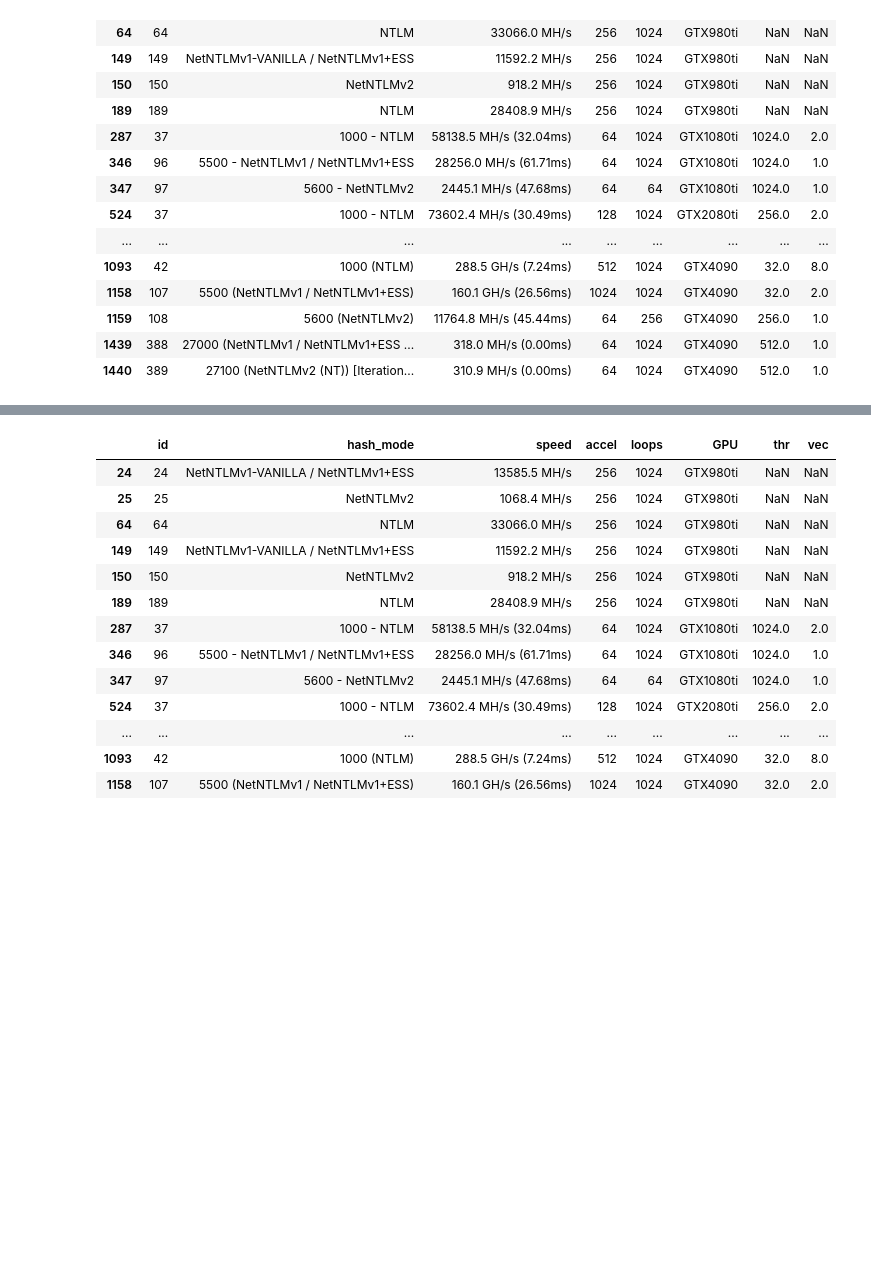
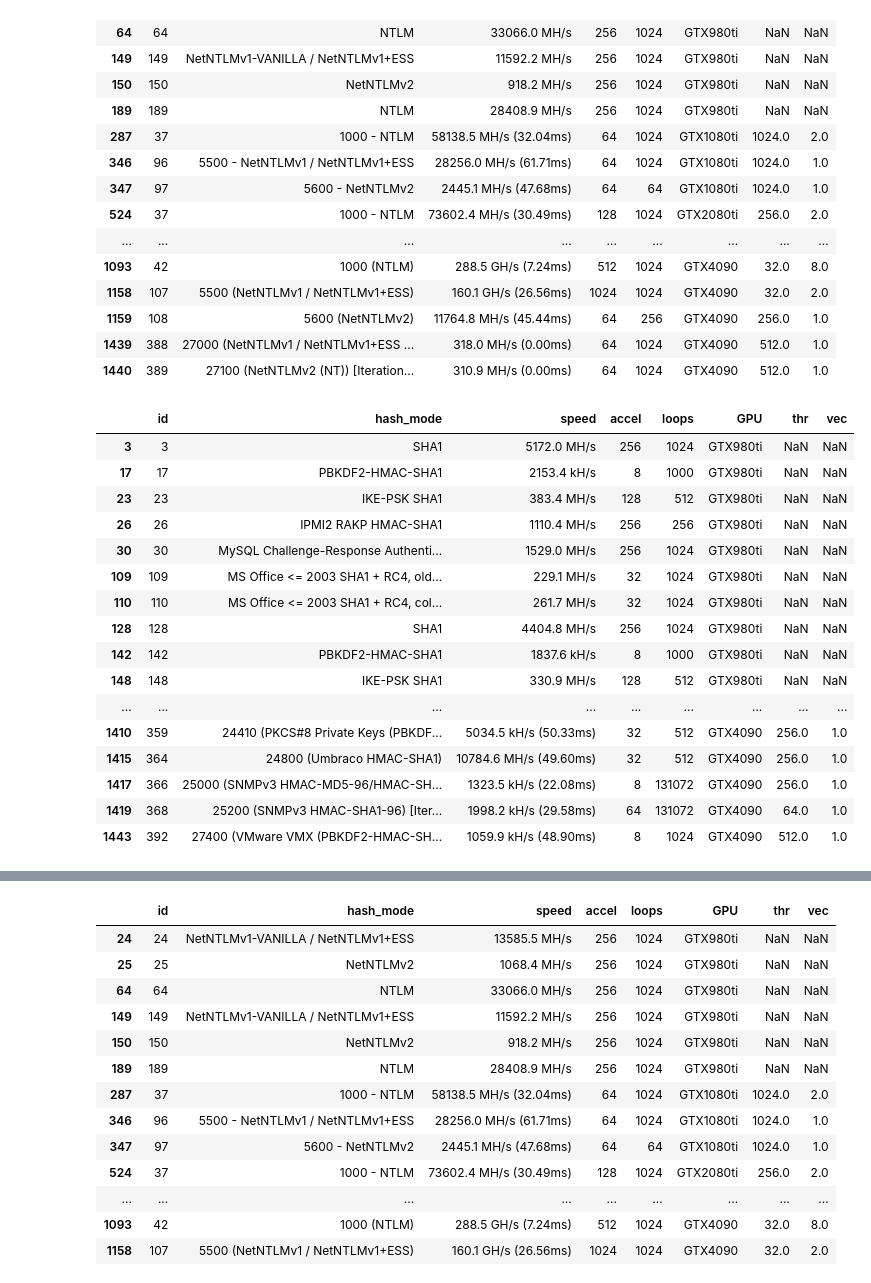
Before and after one commit to floriancircly/DJ_Storytelling, a Jupyter notebook: analytics.ipynb, the cells around one changed output, grey strips where cells are left out. Saved outputs shown, nothing was run; the diff lists cells and outputs as text; code cells hidden in the pictures; blank space fills up the shorter version.

```diff
--- a/analytics.ipynb
+++ b/analytics.ipynb
@@ -64,6 +64,27 @@ data[data["hash_mode"].str.contains("NTLM")]
 | 1159 | 108 | 5600 (NetNTLMv2) | 11764.8 MH/s (45.44ms) | 64 | 256 | GTX4090 | 256.0 | 1.0 |
 | 1439 | 388 | 27000 (NetNTLMv1 / NetNTLMv1+ESS ... | 318.0 MH/s (0.00ms) | 64 | 1024 | GTX4090 | 512.0 | 1.0 |
 | 1440 | 389 | 27100 (NetNTLMv2 (NT)) [Iteration... | 310.9 MH/s (0.00ms) | 64 | 1024 | GTX4090 | 512.0 | 1.0 |
+# %%
+#pd.set_option('display.max_rows', 500)
+data[data["hash_mode"].str.contains("SHA1")]
+# %% [output]
+|  | id | hash_mode | speed | accel | loops | GPU | thr | vec |
+| 3 | 3 | SHA1 | 5172.0 MH/s | 256 | 1024 | GTX980ti | NaN | NaN |
+| 17 | 17 | PBKDF2-HMAC-SHA1 | 2153.4 kH/s | 8 | 1000 | GTX980ti | NaN | NaN |
+| 23 | 23 | IKE-PSK SHA1 | 383.4 MH/s | 128 | 512 | GTX980ti | NaN | NaN |
+| 26 | 26 | IPMI2 RAKP HMAC-SHA1 | 1110.4 MH/s | 256 | 256 | GTX980ti | NaN | NaN |
+| 30 | 30 | MySQL Challenge-Response Authenti... | 1529.0 MH/s | 256 | 1024 | GTX980ti | NaN | NaN |
+| 109 | 109 | MS Office <= 2003 SHA1 + RC4, old... | 229.1 MH/s | 32 | 1024 | GTX980ti | NaN | NaN |
+| 110 | 110 | MS Office <= 2003 SHA1 + RC4, col... | 261.7 MH/s | 32 | 1024 | GTX980ti | NaN | NaN |
+| 128 | 128 | SHA1 | 4404.8 MH/s | 256 | 1024 | GTX980ti | NaN | NaN |
+| 142 | 142 | PBKDF2-HMAC-SHA1 | 1837.6 kH/s | 8 | 1000 | GTX980ti | NaN | NaN |
+| 148 | 148 | IKE-PSK SHA1 | 330.9 MH/s | 128 | 512 | GTX980ti | NaN | NaN |
+| ... | ... | ... | ... | ... | ... | ... | ... | ... |
+| 1410 | 359 | 24410 (PKCS#8 Private Keys (PBKDF... | 5034.5 kH/s (50.33ms) | 32 | 512 | GTX4090 | 256.0 | 1.0 |
+| 1415 | 364 | 24800 (Umbraco HMAC-SHA1) | 10784.6 MH/s (49.60ms) | 32 | 512 | GTX4090 | 256.0 | 1.0 |
+| 1417 | 366 | 25000 (SNMPv3 HMAC-MD5-96/HMAC-SH... | 1323.5 kH/s (22.08ms) | 8 | 131072 | GTX4090 | 256.0 | 1.0 |
+| 1419 | 368 | 25200 (SNMPv3 HMAC-SHA1-96) [Iter... | 1998.2 kH/s (29.58ms) | 64 | 131072 | GTX4090 | 64.0 | 1.0 |
+| 1443 | 392 | 27400 (VMware VMX (PBKDF2-HMAC-SH... | 1059.9 kH/s (48.90ms) | 8 | 1024 | GTX4090 | 512.0 | 1.0 |
 # %%
 gpu = ['GTX980ti (2015)', 'GTX1080ti (2017)', 'RTX2080ti (2018)', 'RTX3090 (2020)', 'RTX4090 (2022)']
 scores = [6707,  12920,  20577,  955900,  2699700]
```
Also changed, not shown: parts of 3 cells of this notebook, 1 other file.
